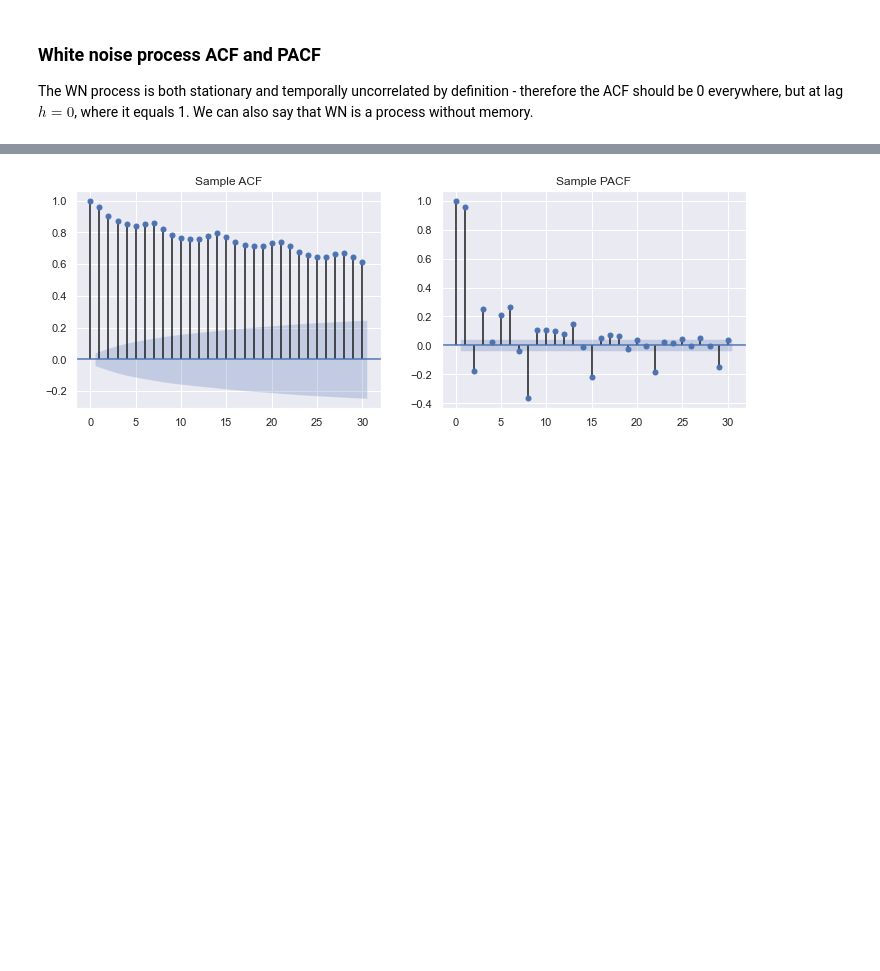
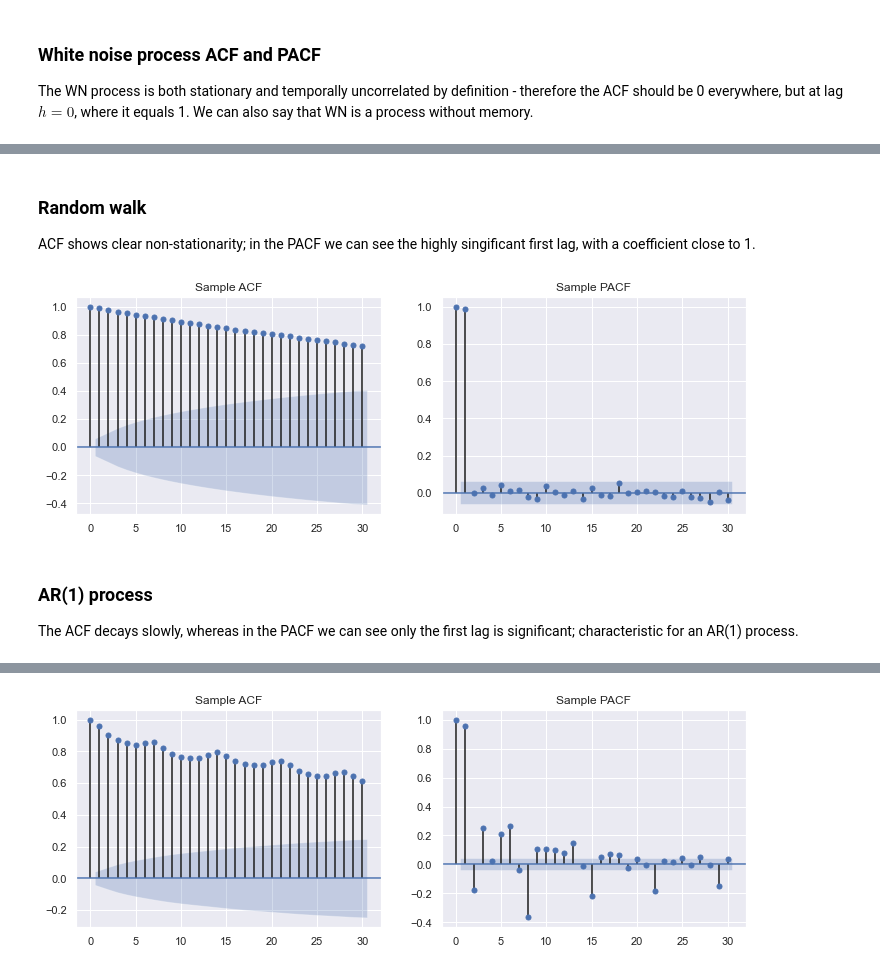
Before and after one commit to geri310/time-series-forecasting, a Jupyter notebook: Time Series Intro.ipynb, the cells around one changed output, grey strips where cells are left out. Cells and saved outputs as stored; diff of their text form; code cells hidden in the pictures; blank space fills up the shorter version.

```diff
--- a/Time Series Intro.ipynb
+++ b/Time Series Intro.ipynb
@@ -327,3 +330,14 @@ plot_acf_pacf(trend_wn, 30);
+# %% [markdown]
+### Random walk
+ACF shows clear non-stationarity; in the PACF we can see the highly singificant first lag, with a coefficient close to 1.
+# %%
+#Trend with white noise
+plot_acf_pacf(random_walk, 30);
+# %% [output]
+[figure, added]
+# %% [markdown]
+### AR(1) process
+The ACF decays slowly, whereas in the PACF we can see only the first lag is significant; characteristic for an AR(1) process.
 # %%
 #AR(1) process
 plot_acf_pacf(ar1_process, 30);
```
Also changed, not shown: parts of 24 cells of this notebook.
